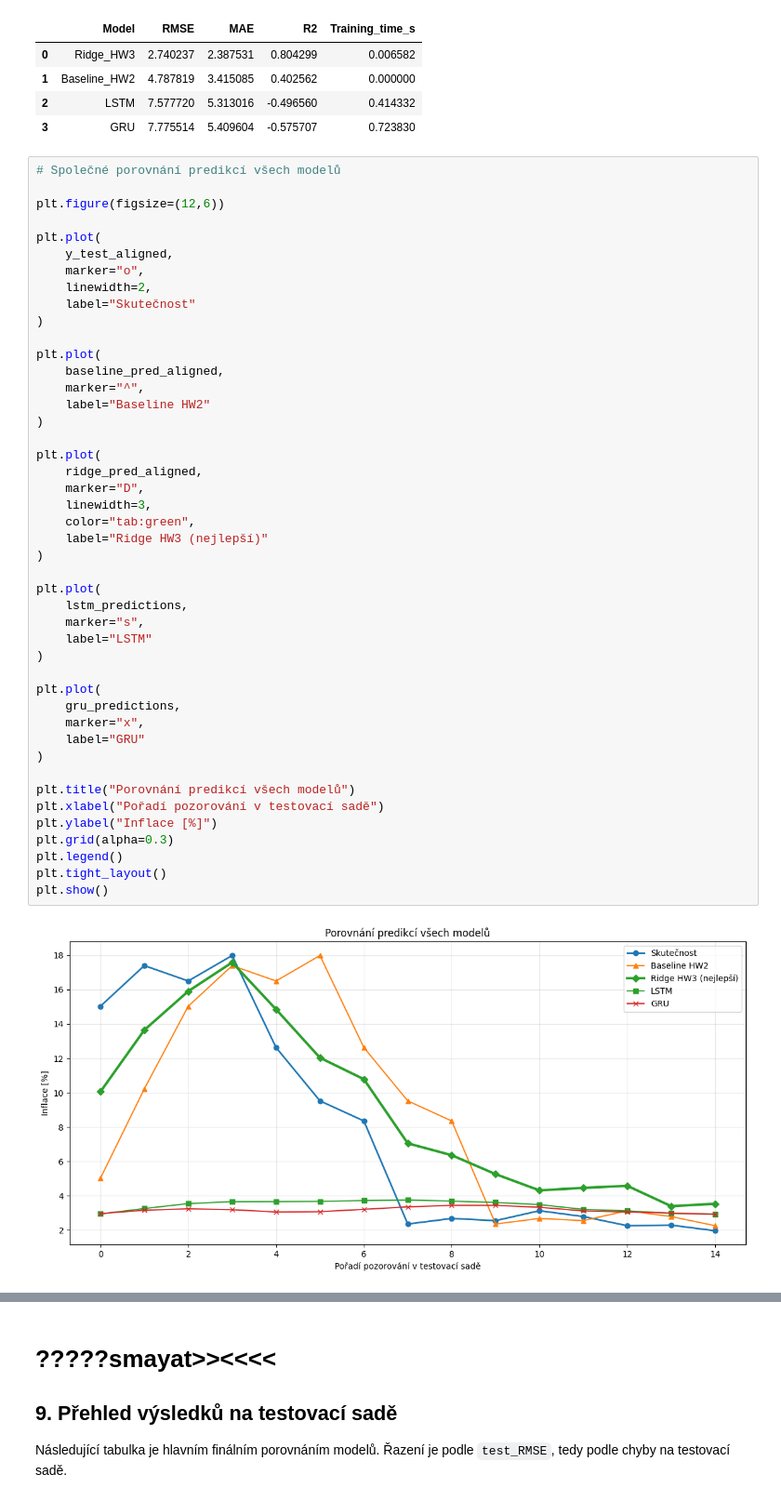
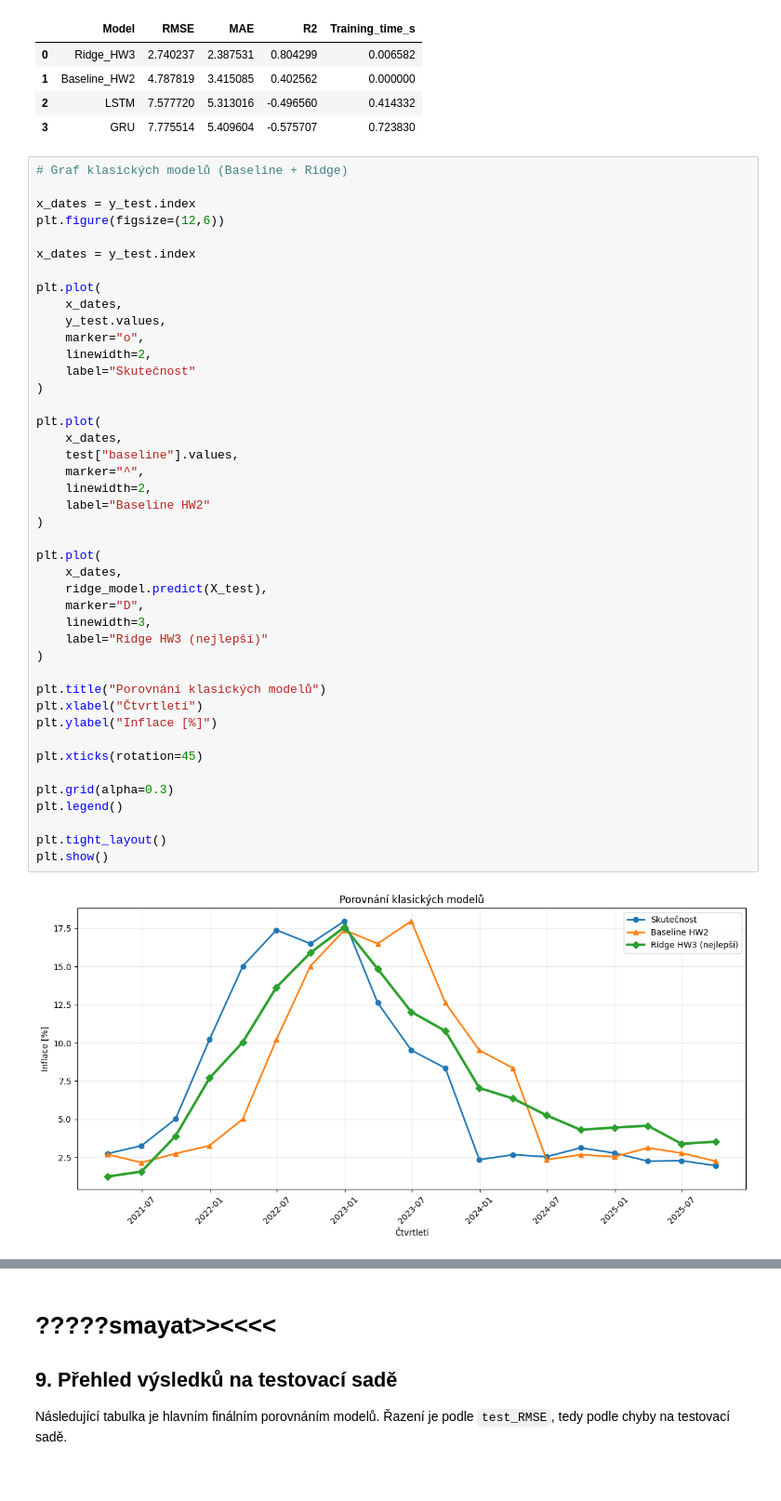
Before and after one commit to janecekhwt-sys/MML1-project-HW2, a Jupyter notebook: Neural_networks_komplexni_evaluace_hw04.ipynb, the cells around one changed output, grey strips where cells are left out. Shown at 93% size. Saved outputs shown, nothing was run; the diff lists cells and outputs as text.

```diff
--- a/Neural_networks_komplexni_evaluace_hw04.ipynb
+++ b/Neural_networks_komplexni_evaluace_hw04.ipynb
@@ -770,49 +770,47 @@ results_nn
 | 2 | LSTM | 7.577720 | 5.313016 | -0.496560 | 0.414332 |
 | 3 | GRU | 7.775514 | 5.409604 | -0.575707 | 0.723830 |
 # %%
-# Společné porovnání predikcí všech modelů
+# Graf klasických modelů (Baseline + Ridge)
 
+x_dates = y_test.index
 plt.figure(figsize=(12,6))
 
+x_dates = y_test.index
+
 plt.plot(
-    y_test_aligned,
+    x_dates,
+    y_test.values,
     marker="o",
     linewidth=2,
     label="Skutečnost"
 )
 
 plt.plot(
-    baseline_pred_aligned,
+    x_dates,
+    test["baseline"].values,
     marker="^",
+    linewidth=2,
     label="Baseline HW2"
 )
 
 plt.plot(
-    ridge_pred_aligned,
+    x_dates,
+    ridge_model.predict(X_test),
     marker="D",
     linewidth=3,
-    color="tab:green",
     label="Ridge HW3 (nejlepší)"
 )
 
-plt.plot(
-    lstm_predictions,
-    marker="s",
-    label="LSTM"
-)
+plt.title("Porovnání klasických modelů")
+plt.xlabel("Čtvrtletí")
+plt.ylabel("Inflace [%]")
 
-plt.plot(
-    gru_predictions,
-    marker="x",
-    label="GRU"
-)
+plt.xticks(rotation=45)
 
-plt.title("Porovnání predikcí všech modelů")
-plt.xlabel("Pořadí pozorování v testovací sadě")
-plt.ylabel("Inflace [%]")
 plt.grid(alpha=0.3)
 plt.legend()
+
 plt.tight_layout()
 plt.show()
 # %% [output]
-[figure, old version]
+[figure, new version]
```
Also changed, not shown: parts of 1 cell of this notebook.
